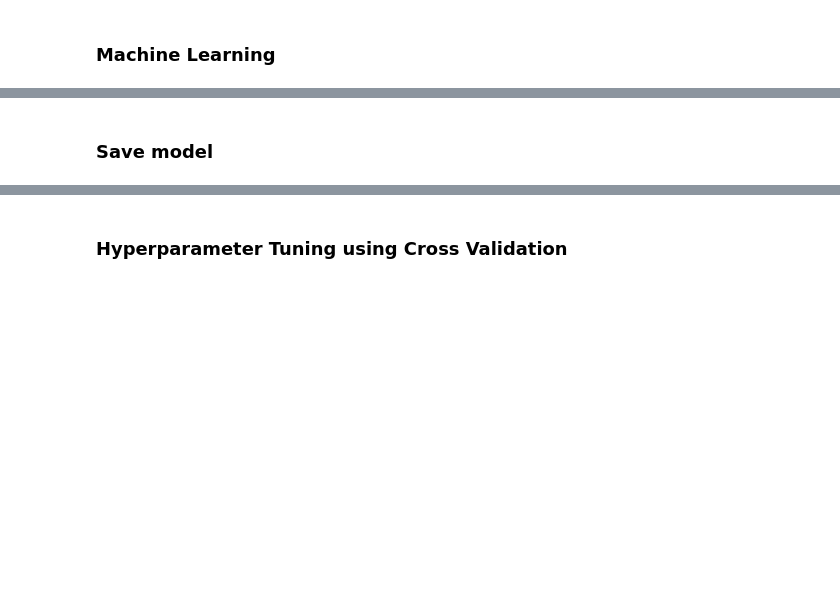
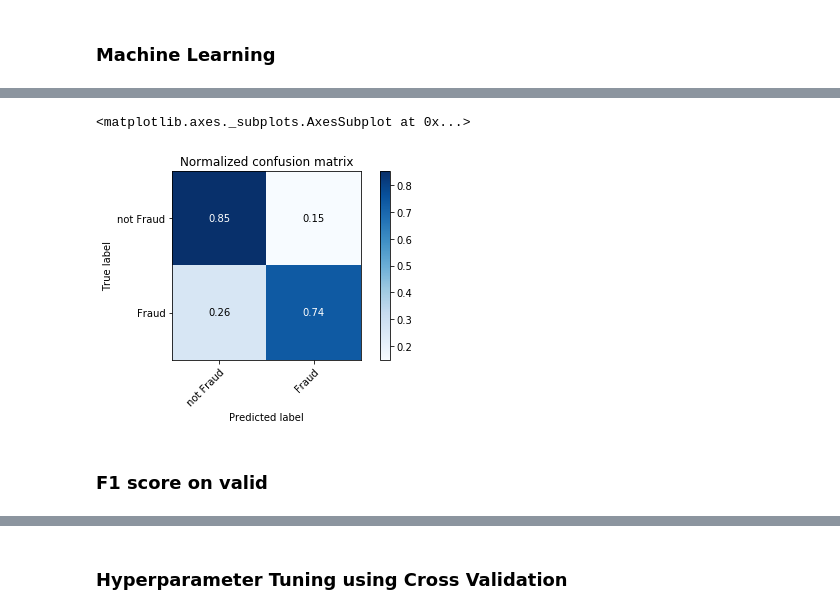
Before and after one commit to PrinceJavier/ieee_cis_fraud_detection, a Jupyter notebook: ieee_cis_fraud_detection.feature_eng.ipynb, the cells around one changed output, grey strips where cells are left out. Cells and saved outputs as stored; diff of their text form; code cells hidden in the pictures; blank space fills up the shorter version.

```diff
--- a/ieee_cis_fraud_detection.feature_eng.ipynb
+++ b/ieee_cis_fraud_detection.feature_eng.ipynb
@@ -191 +305,9 @@ predictionAndLabels = df_train.map(lambda lp: (model.predict(lp), lp.isFraud))
+# %%
+np.set_printoptions(precision=2)
+class_names = ['not Fraud', 'Fraud']
+plot_confusion_matrix(pd_true.values, pd_pred.values, classes=class_names, Norm=True,
+                      title='Normalized confusion matrix')
+# %% [output]
+<matplotlib.axes._subplots.AxesSubplot at 0x...>
+[figure, added]
 # %%
@@ -205,2 +326,2 @@ print("F1 Score = %s" % f1Score)
-# %% [markdown]
-### Save model
+# %% [markdown]
+### F1 score on valid
```
Also changed, not shown: parts of 55 cells of this notebook.
